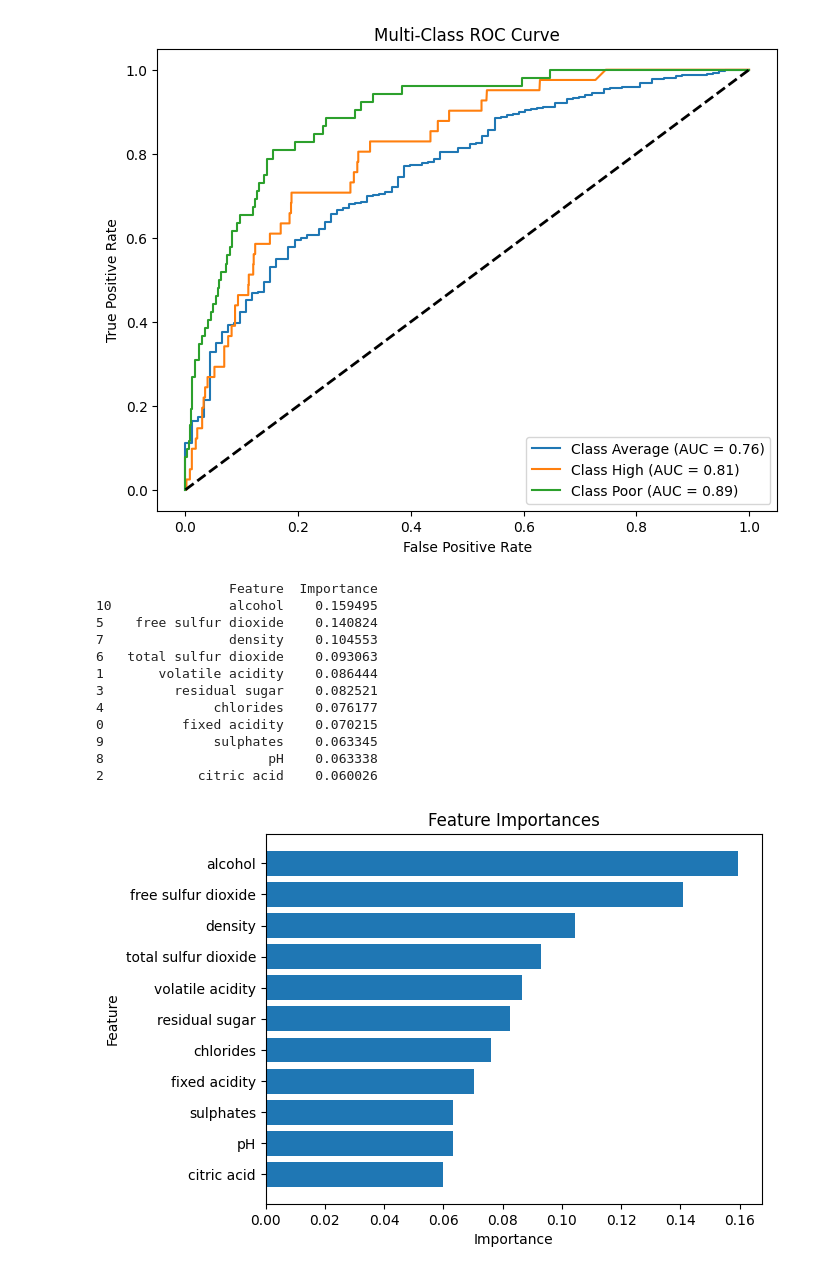
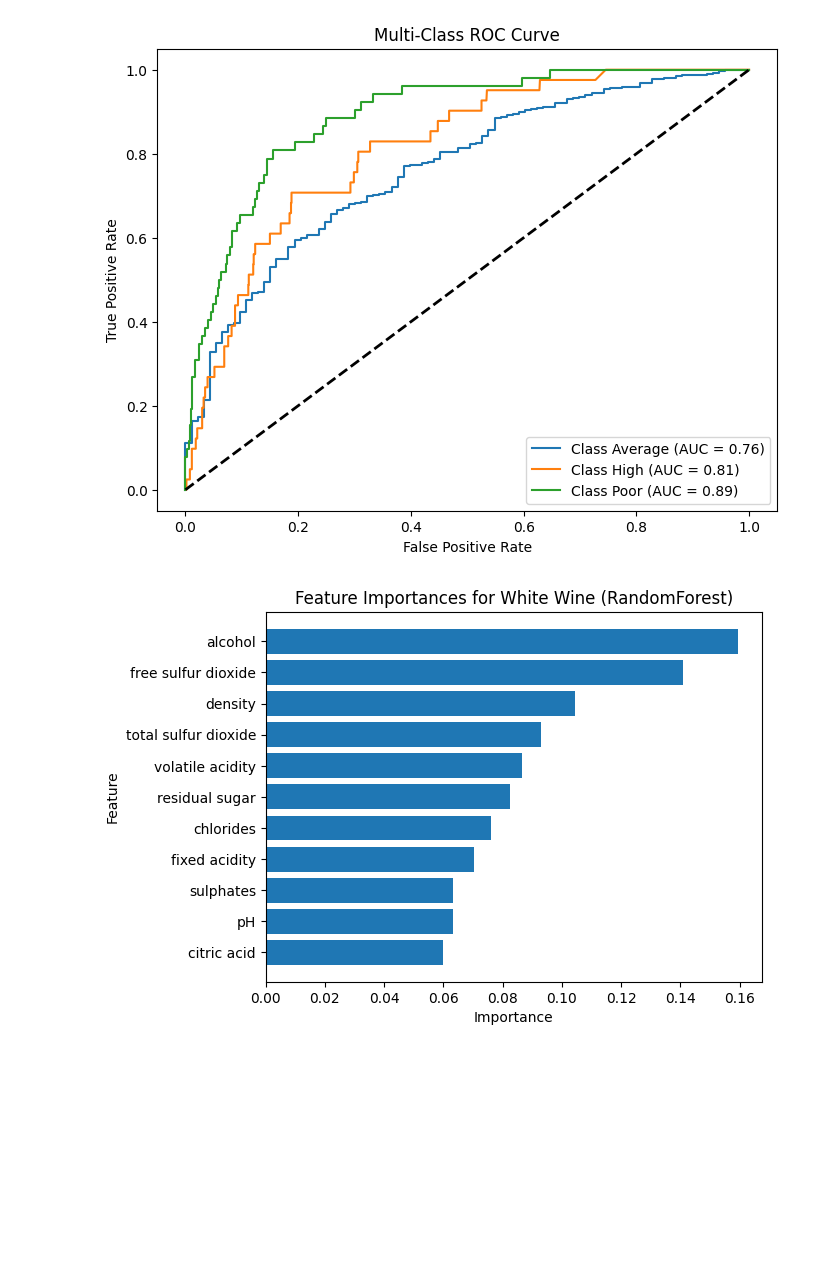
Before and after one commit to trwstin/ee4685, a Jupyter notebook: random_forest.ipynb, the cells around one changed output. Drawn from its saved outputs; the diff is of its cells as text; code cells hidden in the pictures; blank space fills up the shorter version.

```diff
--- a/random_forest.ipynb
+++ b/random_forest.ipynb
@@ -117,30 +117,17 @@ plt.show()
 # %%
 feature_names = df.columns
 feature_names = feature_names.drop(['quality', 'quality_label'])
 
 feature_importance = best_model.feature_importances_
 
 feat_importance_df = pd.DataFrame({'Feature': feature_names, 'Importance': feature_importance})
 
 feat_importance_df = feat_importance_df.sort_values(by="Importance", ascending=False)
-print(feat_importance_df)
 
 plt.barh(feat_importance_df['Feature'][::-1], feat_importance_df['Importance'][::-1])
 plt.xlabel("Importance")
 plt.ylabel("Feature")
-plt.title("Feature Importances")
+plt.title("Feature Importances for White Wine (RandomForest)")
 plt.show()
 # %% [output]
-                 Feature  Importance
-10               alcohol    0.159495
-5    free sulfur dioxide    0.140824
-7                density    0.104553
-6   total sulfur dioxide    0.093063
-1       volatile acidity    0.086444
-3         residual sugar    0.082521
-4              chlorides    0.076177
-0          fixed acidity    0.070215
-9              sulphates    0.063345
-8                     pH    0.063338
-2            citric acid    0.060026
-[figure, old version]
+[figure, new version]
```
Also changed, not shown: 1 other file.
